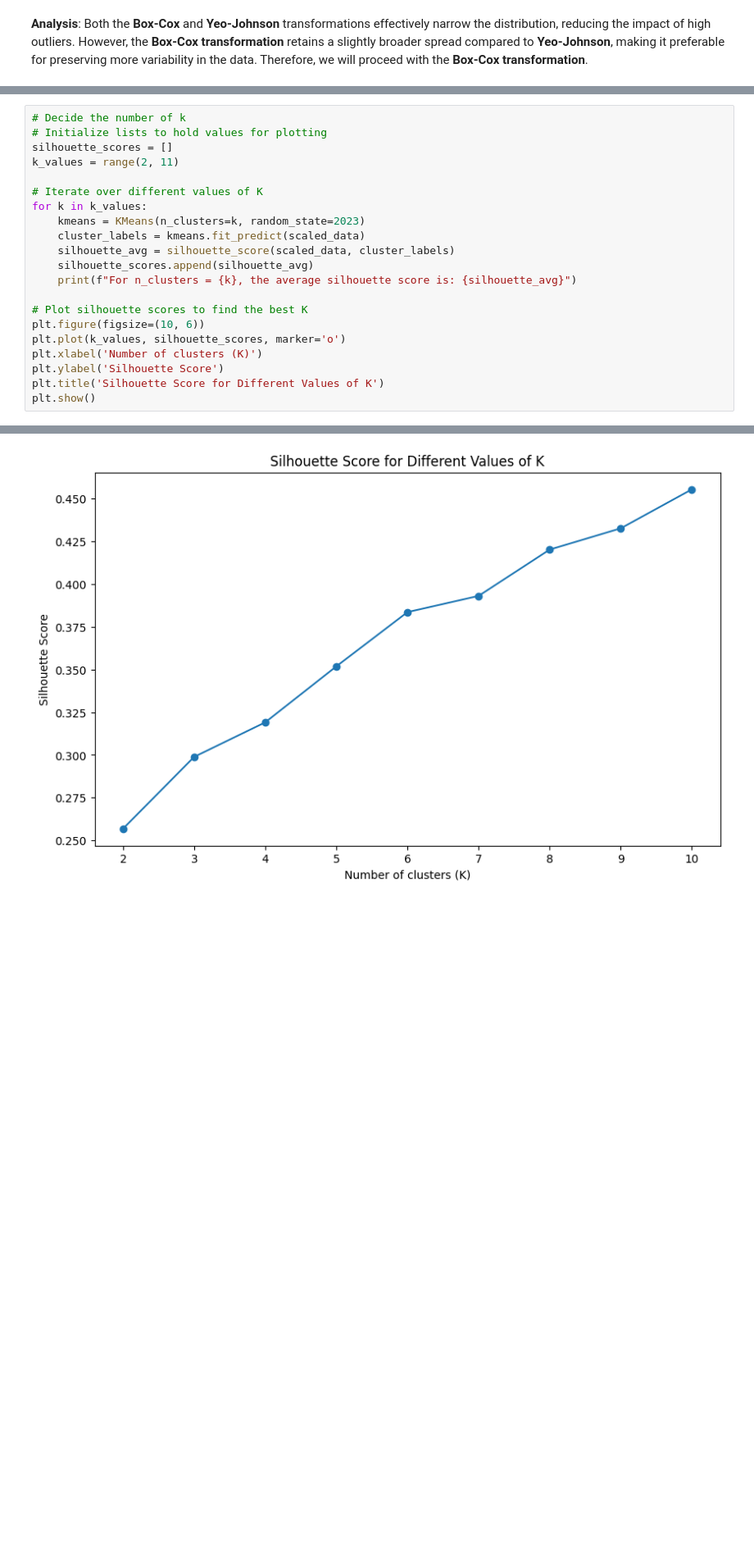
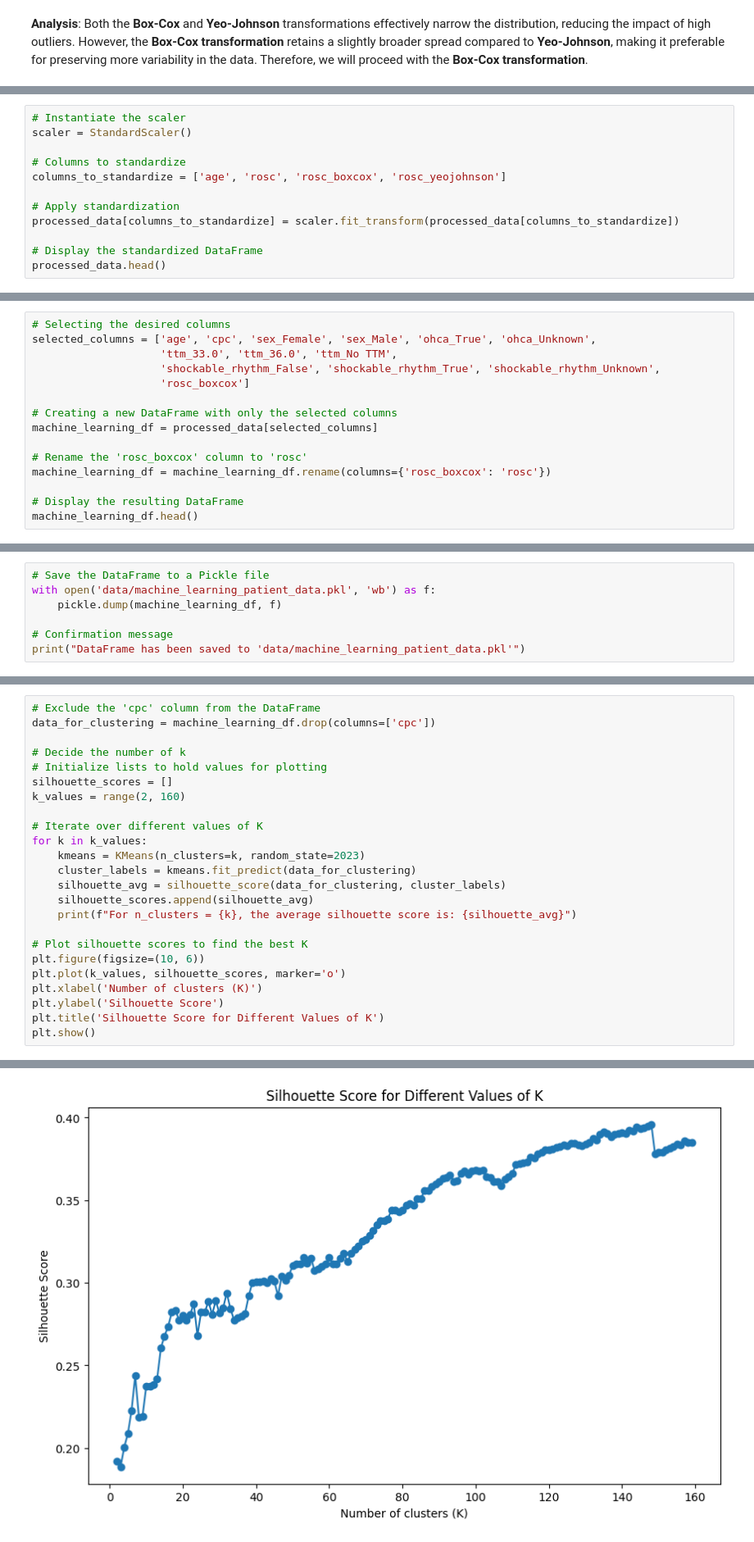
Before and after one commit to KentFre/Resus_TTM, a Jupyter notebook: 03_Clustering.ipynb, the cells around one changed output, grey strips where cells are left out. Shown at 82% size. Drawn from its saved outputs; the diff is of its cells as text; blank space fills up the shorter version.

Commit message:
Changed Silhouette Score and Visualization
Changed the Silhouette Score Evaluation and adapted the visualization slightely.
Interpretation is missing.

```diff
--- a/03_Clustering.ipynb
+++ b/03_Clustering.ipynb
@@ -124,0 +142,12 @@ By standardizing the data, we ensure that all features are on a comparable scale
+# %%
+# Instantiate the scaler
+scaler = StandardScaler()
+
+# Columns to standardize
+columns_to_standardize = ['age', 'rosc', 'rosc_boxcox', 'rosc_yeojohnson']
+
+# Apply standardization
+processed_data[columns_to_standardize] = scaler.fit_transform(processed_data[columns_to_standardize])
+
+# Display the standardized DataFrame
+processed_data.head()
@@ -124,0 +168,15 @@ By standardizing the data, we ensure that all features are on a comparable scale
+# %%
+# Selecting the desired columns
+selected_columns = ['age', 'cpc', 'sex_Female', 'sex_Male', 'ohca_True', 'ohca_Unknown',
+                    'ttm_33.0', 'ttm_36.0', 'ttm_No TTM',
+                    'shockable_rhythm_False', 'shockable_rhythm_True', 'shockable_rhythm_Unknown',
+                    'rosc_boxcox']
+
+# Creating a new DataFrame with only the selected columns
+machine_learning_df = processed_data[selected_columns]
+
+# Rename the 'rosc_boxcox' column to 'rosc'
+machine_learning_df = machine_learning_df.rename(columns={'rosc_boxcox': 'rosc'})
+
+# Display the resulting DataFrame
+machine_learning_df.head()
@@ -124,0 +194,7 @@ By standardizing the data, we ensure that all features are on a comparable scale
+# %%
+# Save the DataFrame to a Pickle file
+with open('data/machine_learning_patient_data.pkl', 'wb') as f:
+    pickle.dump(machine_learning_df, f)
+
+# Confirmation message
+print("DataFrame has been saved to 'data/machine_learning_patient_data.pkl'")
@@ -125,14 +214,17 @@ By standardizing the data, we ensure that all features are on a comparable scale
 # %%
+# Exclude the 'cpc' column from the DataFrame
+data_for_clustering = machine_learning_df.drop(columns=['cpc'])
+
 # Decide the number of k
 # Initialize lists to hold values for plotting
 silhouette_scores = []
-k_values = range(2, 11)
+k_values = range(2, 160)
 
 # Iterate over different values of K
 for k in k_values:
     kmeans = KMeans(n_clusters=k, random_state=2023)
-    cluster_labels = kmeans.fit_predict(scaled_data)
-    silhouette_avg = silhouette_score(scaled_data, cluster_labels)
+    cluster_labels = kmeans.fit_predict(data_for_clustering)
+    silhouette_avg = silhouette_score(data_for_clustering, cluster_labels)
     silhouette_scores.append(silhouette_avg)
     print(f"For n_clusters = {k}, the average silhouette score is: {silhouette_avg}")
 
@@ -156 +261 @@ For n_clusters = 10, the average silhouette score is: 0.4552382612628483
-[figure, old version]
+[figure, new version]
```
Also changed, not shown: parts of 22 cells of this notebook, 1 other file.
